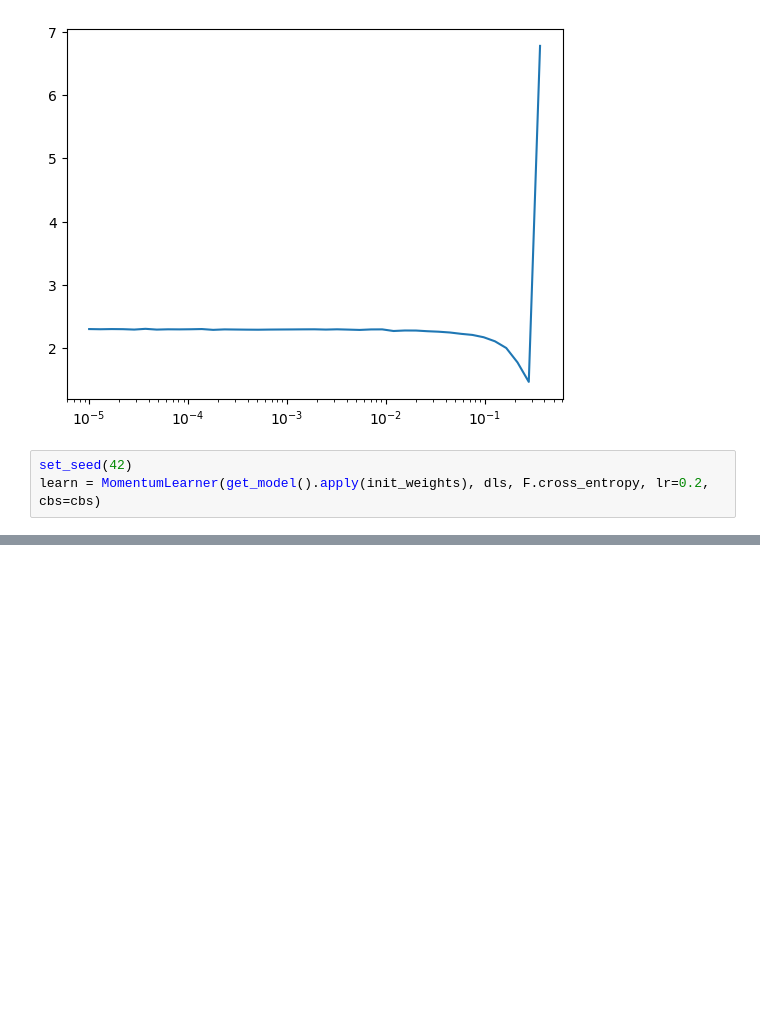
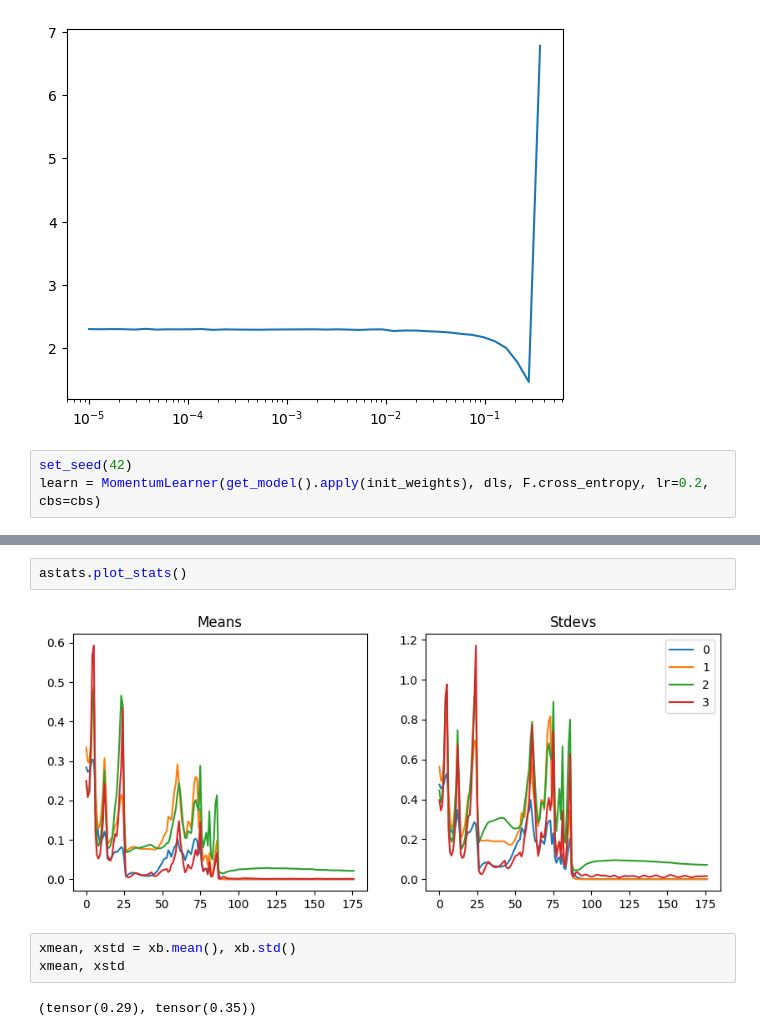
Before and after one commit to satani99/fastai_22_2, a Jupyter notebook: initializing.ipynb, the cells around one changed output, grey strips where cells are left out. Cells and saved outputs as stored; diff of their text form; blank space fills up the shorter version.

```diff
--- a/initializing.ipynb
+++ b/initializing.ipynb
@@ -343,0 +356,9 @@ learn = MomentumLearner(get_model().apply(init_weights), dls, F.cross_entropy, l
+# %%
+astats.plot_stats()
+# %% [output]
+[figure, added]
+# %%
+xmean, xstd = xb.mean(), xb.std()
+xmean, xstd
+# %% [output]
+(tensor(0.29), tensor(0.35))
```
Also changed, not shown: parts of 30 cells of this notebook.
